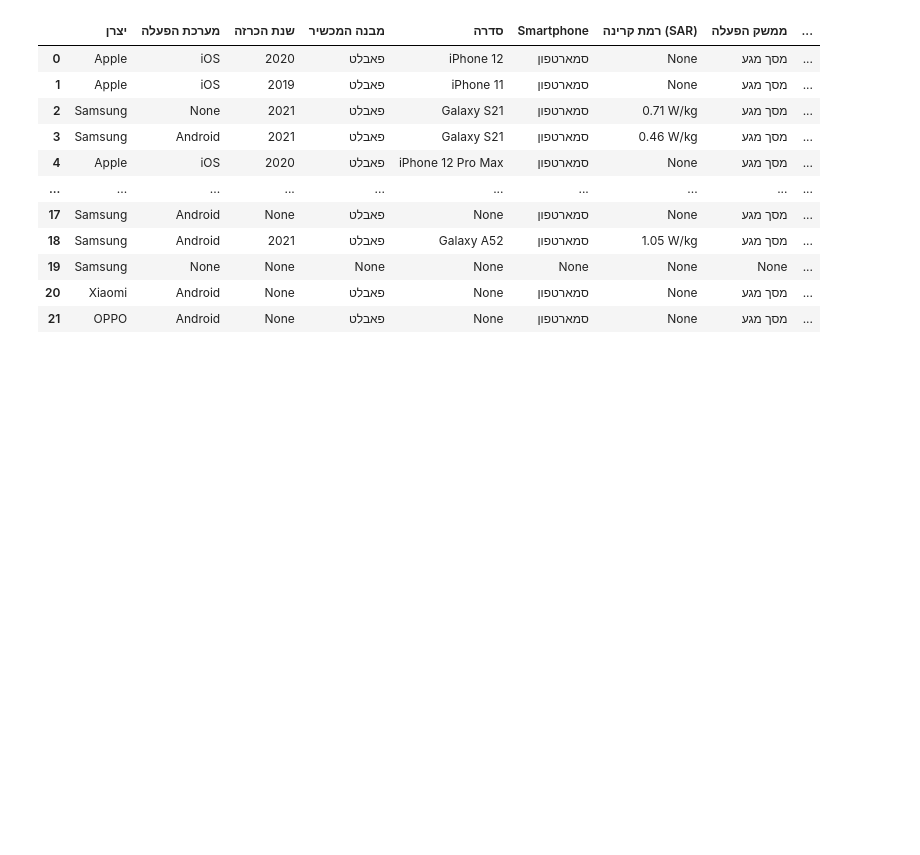
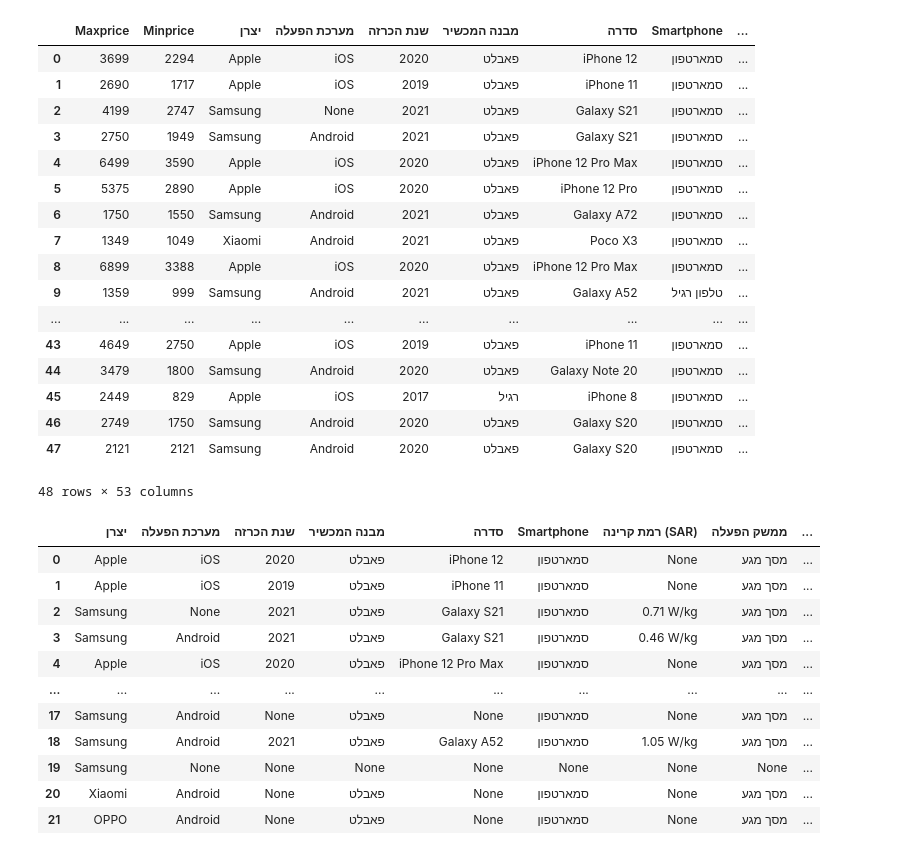
Before and after one commit to Davidtal1/PhoneProjects, a Jupyter notebook: PhonesProject.ipynb, the cells around one changed output. Cells and saved outputs as stored; diff of their text form; code cells hidden in the pictures; blank space fills up the shorter version.

Commit message:
29.12-Fixed Prices at RetWeb

```diff
--- a/PhonesProject.ipynb
+++ b/PhonesProject.ipynb
@@ -36,7 +36,7 @@ def getRetHeaders():
     soup= BeautifulSoup(page.content,'html.parser')
     product=soup.find('div',class_='single-product-tab')
     data=product.findAll('ul','list-group list-group-horizontal')
-    myheaders=[]
+    myheaders=['Maxprice','Minprice']
     for alldata in data:
         myheaders.append(alldata.find('span',class_='text-dark font-weight-bold').text.strip())
     return myheaders
@@ -58,14 +58,29 @@ def getRetData(url):
     soup= BeautifulSoup(page.content,'html.parser')
     product=soup.find('div',class_='single-product-tab')
     dataLink=product.findAll('ul',class_='list-group list-group-horizontal')
-    mydata=[]
+    MinMaxP=MinMaxRetPrices(url)
+    mydata=[MinMaxP[0],MinMaxP[1]]
     myheaders=[]
     for alldata in dataLink:
+        # print(alldata.find('li',class_='list-group-item col-8 rounded-0 text-600').text.strip())
         try:
             mydata.append(alldata.find('li',class_='list-group-item col-8 rounded-0 text-600').text.strip())
         except:
-            mydata.append('None')
+             mydata.append('None')
     return mydata
+
+def MinMaxRetPrices(url):
+    page = requests.get(url, headers = get_fake_user_agent())
+    soup= BeautifulSoup(page.content,'html.parser')
+    MainClass=soup.find('div',class_='')
+    MainClass=soup.find('div',class_='card-body p-0 p-sm-3')
+    price=MainClass.find('div',class_='price').text.strip()
+    price=price.replace(',','')
+    prices=price.split()
+    MinPrice=prices[0]
+    MaxPrice=prices[3]
+    priceArray=MinPrice,MaxPrice
+    return priceArray
 # %%
 def getRetToDataFrame(phonesURL):
     hrefLinks=[]
@@ -87,10 +102,31 @@ def mainFunc(page_num_ret):
     df=pd.DataFrame(data,columns=head)
     return df
 # %%
+#df_ret=mainFunc(1)
+#for i in range(2,10):
+#    df_ret=df_ret.append(mainFunc(i))
+#    random_wait()
 df_ret=mainFunc(1)
-for i in range(2,10):
-    df_ret=df_ret.append(mainFunc(i))
-    random_wait()
+df_ret
+# %% [output]
+|  | Maxprice | Minprice | יצרן | מערכת הפעלה | שנת הכרזה | מבנה המכשיר | סדרה | Smartphone | ... |
+| 0 | 3699 | 2294 | Apple | iOS | 2020 | פאבלט | iPhone 12 | סמארטפון | ... |
+| 1 | 2690 | 1717 | Apple | iOS | 2019 | פאבלט | iPhone 11 | סמארטפון | ... |
+| 2 | 4199 | 2747 | Samsung | None | 2021 | פאבלט | Galaxy S21 | סמארטפון | ... |
+| 3 | 2750 | 1949 | Samsung | Android | 2021 | פאבלט | Galaxy S21 | סמארטפון | ... |
+| 4 | 6499 | 3590 | Apple | iOS | 2020 | פאבלט | iPhone 12 Pro Max | סמארטפון | ... |
+| 5 | 5375 | 2890 | Apple | iOS | 2020 | פאבלט | iPhone 12 Pro | סמארטפון | ... |
+| 6 | 1750 | 1550 | Samsung | Android | 2021 | פאבלט | Galaxy A72 | סמארטפון | ... |
+| 7 | 1349 | 1049 | Xiaomi | Android | 2021 | פאבלט | Poco X3 | סמארטפון | ... |
+| 8 | 6899 | 3388 | Apple | iOS | 2020 | פאבלט | iPhone 12 Pro Max | סמארטפון | ... |
+| 9 | 1359 | 999 | Samsung | Android | 2021 | פאבלט | Galaxy A52 | טלפון רגיל | ... |
+| ... | ... | ... | ... | ... | ... | ... | ... | ... | ... |
+| 43 | 4649 | 2750 | Apple | iOS | 2019 | פאבלט | iPhone 11 | סמארטפון | ... |
+| 44 | 3479 | 1800 | Samsung | Android | 2020 | פאבלט | Galaxy Note 20 | סמארטפון | ... |
+| 45 | 2449 | 829 | Apple | iOS | 2017 | רגיל | iPhone 8 | סמארטפון | ... |
+| 46 | 2749 | 1750 | Samsung | Android | 2020 | פאבלט | Galaxy S20 | סמארטפון | ... |
+| 47 | 2121 | 2121 | Samsung | Android | 2020 | פאבלט | Galaxy S20 | סמארטפון | ... |
+48 rows × 53 columns
 # %%
 df_ret
 # %% [output]
```
Also changed, not shown: parts of 1 cell of this notebook.
